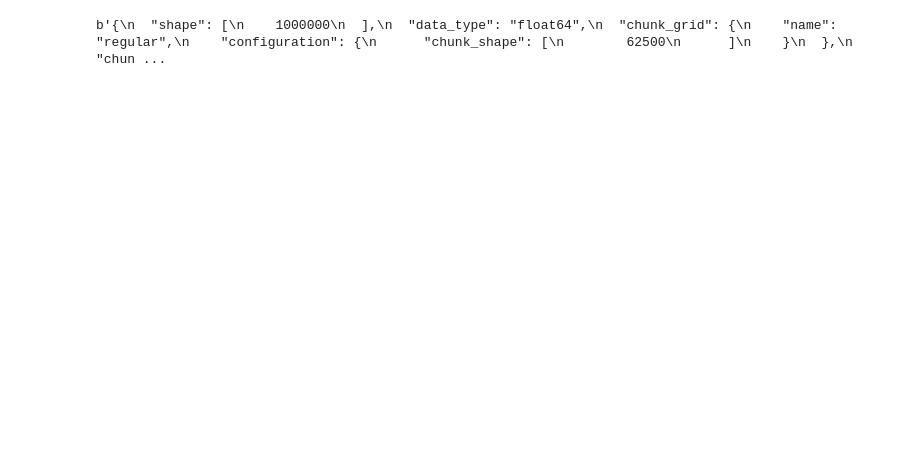
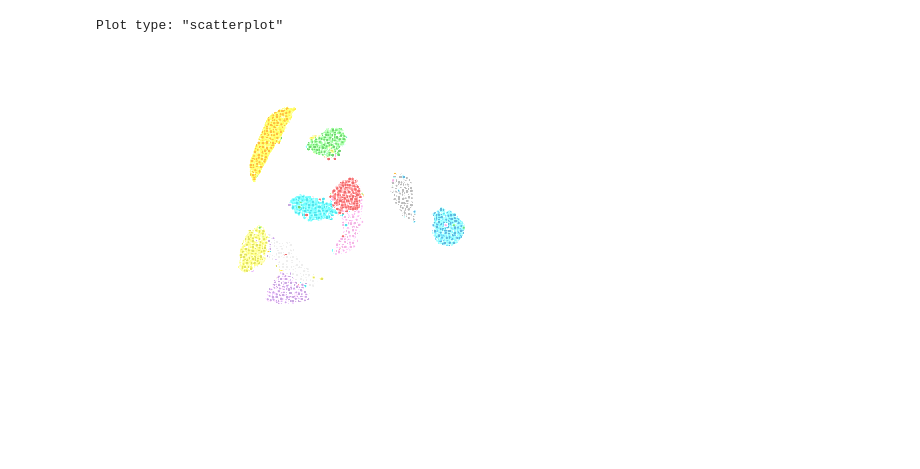
Before and after one commit to keller-mark/pluot, a Jupyter notebook: python-notebooks/triangle.ipynb, the cells around one changed output. Cells and saved outputs as stored; diff of their text form; code cells hidden in the pictures; blank space fills up the shorter version.

```diff
--- a/python-notebooks/triangle.ipynb
+++ b/python-notebooks/triangle.ipynb
@@ -27,6 +25,7 @@ Waiting for receiver...
 [figure]
 # %%
+import zarr
 import pluot.zarr
-await pluot.zarr.zarr_get("my_store", "n_1000000/x_coords/zarr.json")
+from os.path import join
+
+#await pluot.zarr.zarr_get("my_store", "n_1000000/x_coords/zarr.json")
-# %% [output]
-b'{\n  "shape": [\n    1000000\n  ],\n  "data_type": "float64",\n  "chunk_grid": {\n    "name": "regular",\n    "configuration": {\n      "chunk_shape": [\n        62500\n      ]\n    }\n  },\n  "chun ...
@@ -32,0 +36,22 @@ b'{\n  "shape": [\n    1000000\n  ],\n  "data_type": "float64",\n  "chunk_grid":
+# %%
+camera_view = [
+    0.05, 0.0, 0.0, 0.0,
+    0.0, 0.05, 0.0, 0.0,
+    0.0, 0.0, 1.0, 0.0,
+    0.0, 0.0, 0.0, 1.0,
+]
+# %%
+await render_to_image(
+    cameraView=camera_view,
+    width=400,
+    height=400,
+    plotId="test",
+    plotType="scatterplot",
+    storeName="mnist_store",
+    x_key="/umap/x_coords",
+    y_key="/umap/y_coords",
+    color_key="/umap/class_labels",
+)
+# %% [output]
+Plot type: "scatterplot"
+[figure, added]
```
Also changed, not shown: parts of 5 cells of this notebook, 1 other file.
